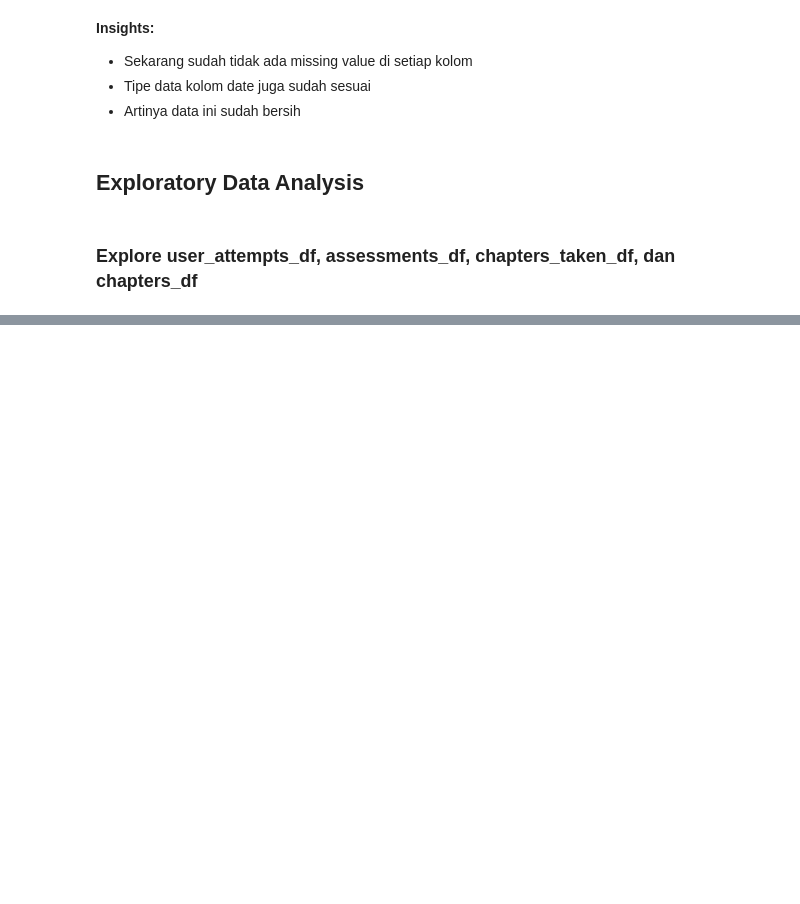
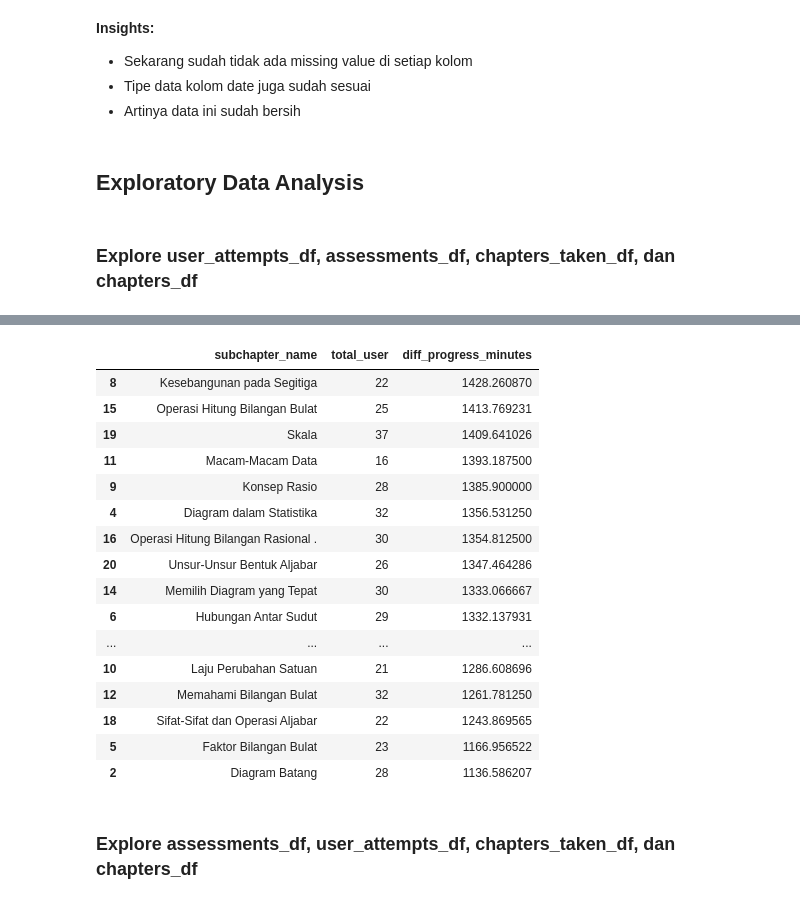
Before and after one commit to Farhan-Nawwafal/amati-app, a Jupyter notebook: data-science/notebooks/exploratory_data_analysis.ipynb, the cells around one changed output, grey strips where cells are left out. Drawn from its saved outputs; the diff is of its cells as text; code cells hidden in the pictures; blank space fills up the shorter version.

```diff
--- a/data-science/notebooks/exploratory_data_analysis.ipynb
+++ b/data-science/notebooks/exploratory_data_analysis.ipynb
@@ -1808,0 +1877,23 @@ memory usage: 354.3+ KB
+# %%
+# Rename kolom yang berpotensi bentrok nama nya pada user_progress_df dan subchapters_df
+user_progress_clean_df = user_progress_df.rename(columns={
+    'id': 'user_progress_id',
+    'created_at': 'user_progress_created_at',
+    'updated_at': 'user_progress_updated_at'
+})
+
+subchapters_clean_df = subchapters_df.rename(columns={
+    'id': 'subchapter_id',
+    'created_at': 'subchapter_created_at',
+    'updated_at': 'subchapter_updated_at'
+})
+# %%
+# Merge dataframe user_progress_df dan subchapters_df
+progress_subchapters_join_df = pd.merge(
+    left=user_progress_clean_df,
+    right=subchapters_clean_df,
+    how='left',
+    left_on='subchapter_id',
+    right_on='subchapter_id',
+)
+progress_subchapters_join_df.head()
@@ -1808,0 +2005,4 @@ memory usage: 354.3+ KB
+# %%
+# Menghitung selisih antara created_at dengan updated_at user progress dan memfilter status subchapter in-progress dan
+progress_subchapters_join_df['diff_progress_minutes'] = ((progress_subchapters_join_df['user_progress_updated_at'] - progress_subchapters_join_df['user_progress_created_at']).dt.total_seconds() / 60).round(0)
+filter_status_chapter_inprogress = progress_subchapters_join_df[(progress_subchapters_join_df['status'] == 'in-progress')]
@@ -1808,0 +2043,31 @@ memory usage: 354.3+ KB
+# %%
+# Groupby based on subchapter
+groupby_subchapter = filter_status_chapter_inprogress.groupby(by='name').agg({
+    'user_progress_id': 'nunique',
+    'diff_progress_minutes': 'mean'
+}).reset_index()
+# %%
+# Sort values nya secara descending
+groupby_subchapter = groupby_subchapter.sort_values(by='diff_progress_minutes', ascending=False)
+groupby_subchapter.columns = ['subchapter_name', 'total_user', 'diff_progress_minutes']
+groupby_subchapter
+# %% [output]
+|  | subchapter_name | total_user | diff_progress_minutes |
+| 8 | Kesebangunan pada Segitiga | 22 | 1428.260870 |
+| 15 | Operasi Hitung Bilangan Bulat | 25 | 1413.769231 |
+| 19 | Skala | 37 | 1409.641026 |
+| 11 | Macam-Macam Data | 16 | 1393.187500 |
+| 9 | Konsep Rasio | 28 | 1385.900000 |
+| 4 | Diagram dalam Statistika | 32 | 1356.531250 |
+| 16 | Operasi Hitung Bilangan Rasional . | 30 | 1354.812500 |
+| 20 | Unsur-Unsur Bentuk Aljabar | 26 | 1347.464286 |
+| 14 | Memilih Diagram yang Tepat | 30 | 1333.066667 |
+| 6 | Hubungan Antar Sudut | 29 | 1332.137931 |
+| ... | ... | ... | ... |
+| 10 | Laju Perubahan Satuan | 21 | 1286.608696 |
+| 12 | Memahami Bilangan Bulat | 32 | 1261.781250 |
+| 18 | Sifat-Sifat dan Operasi Aljabar | 22 | 1243.869565 |
+| 5 | Faktor Bilangan Bulat | 23 | 1166.956522 |
+| 2 | Diagram Batang | 28 | 1136.586207 |
+# %% [markdown]
+### Explore assessments_df, user_attempts_df, chapters_taken_df, dan chapters_df
```
Also changed, not shown: parts of 29 cells of this notebook, 1 other file.
